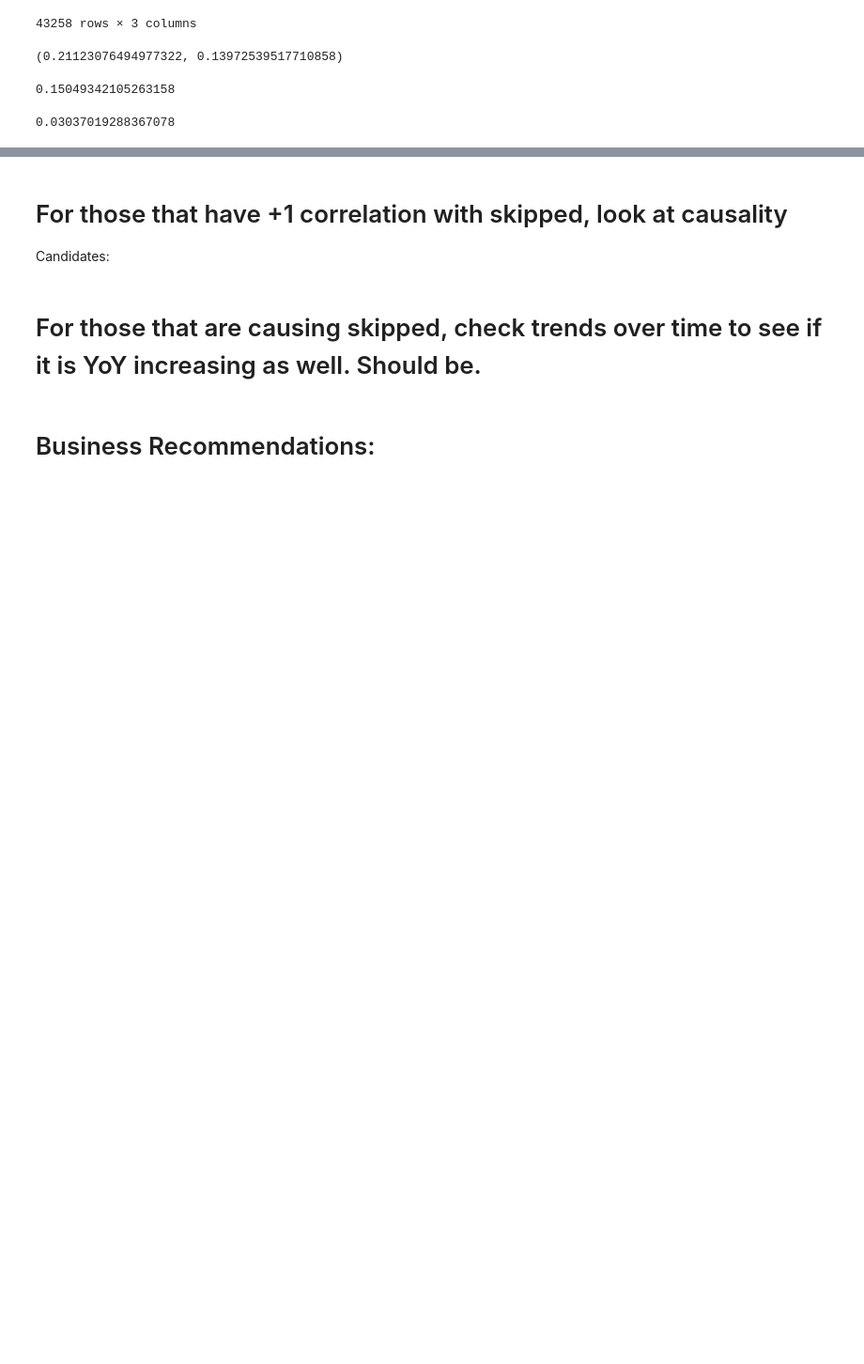
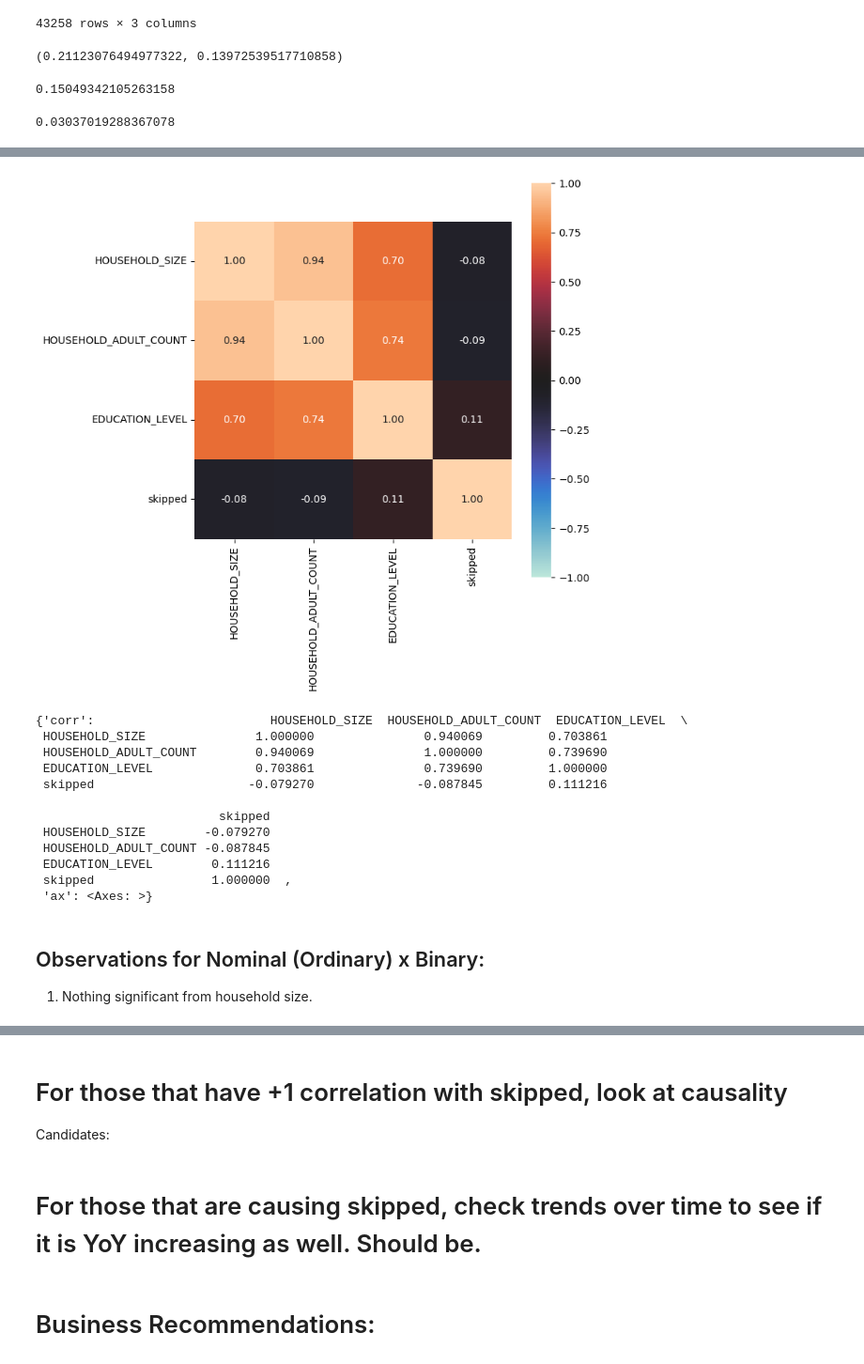
Before and after one commit to mindyng/Take-Homes, a Jupyter notebook: tovala2.ipynb, the cells around one changed output, grey strips where cells are left out. Shown at 94% size. Cells and saved outputs as stored; diff of their text form; code cells hidden in the pictures; blank space fills up the shorter version.

```diff
--- a/tovala2.ipynb
+++ b/tovala2.ipynb
@@ -912,0 +977,23 @@ None of the binary columns compared against skipped, which is a binary column sh
+# %%
+# Using Cramer's V to verify that there is not much correlation between ordinal nominal variables vs skipped
+nom_nom_df2 = df[['HOUSEHOLD_SIZE', 'HOUSEHOLD_ADULT_COUNT', 'EDUCATION_LEVEL', 'skipped']]
+nom_nom_stat2 = associations(nom_nom_df2, figsize=(7,7))
+nom_nom_stat2
+# %% [output]
+[figure, added]
+{'corr':                        HOUSEHOLD_SIZE  HOUSEHOLD_ADULT_COUNT  EDUCATION_LEVEL  \
+ HOUSEHOLD_SIZE               1.000000               0.940069         0.703861
+ HOUSEHOLD_ADULT_COUNT        0.940069               1.000000         0.739690
+ EDUCATION_LEVEL              0.703861               0.739690         1.000000
+ skipped                     -0.079270              -0.087845         0.111216
+
+                         skipped
+ HOUSEHOLD_SIZE        -0.079270
+ HOUSEHOLD_ADULT_COUNT -0.087845
+ EDUCATION_LEVEL        0.111216
+ skipped                1.000000  ,
+ 'ax': <Axes: >}
+# %% [markdown]
+## Observations for Nominal (Ordinary) x Binary:
+
+1. Nothing significant from household size.
```
Also changed, not shown: parts of 15 cells of this notebook.
